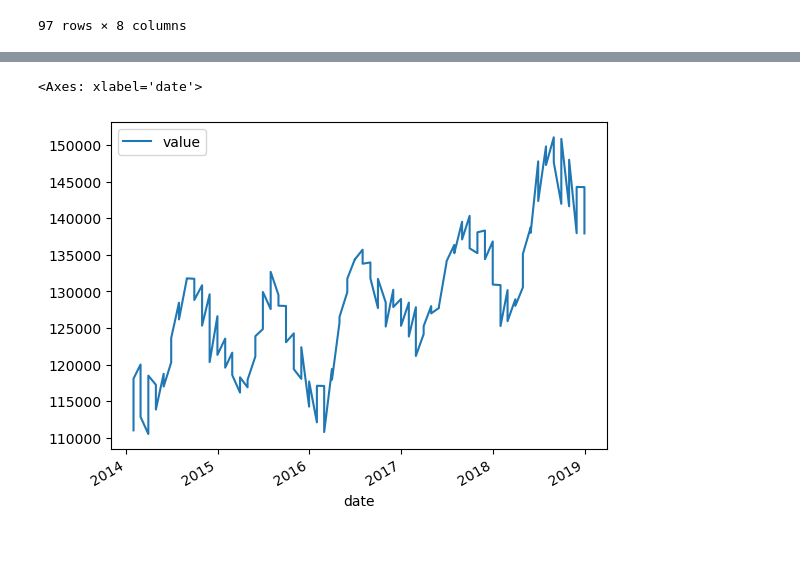
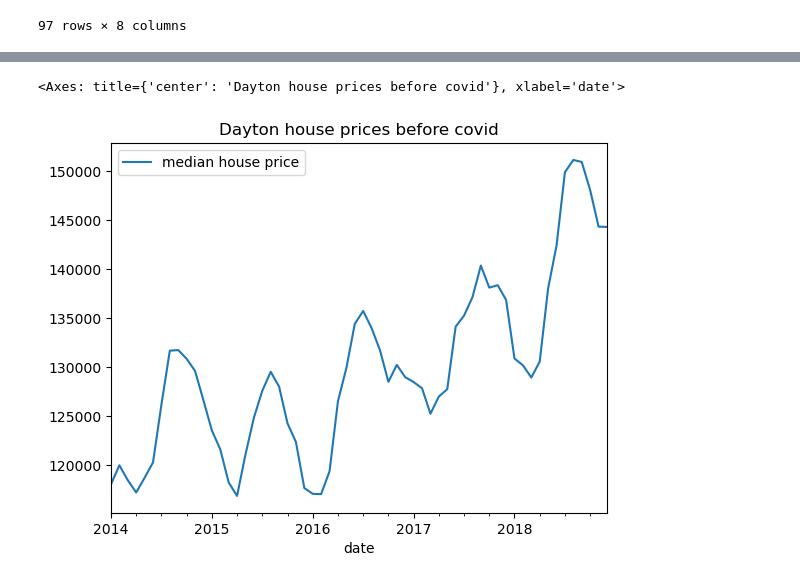
Before and after one commit to wdeen/project-real-estate-analysis, a Jupyter notebook: analysis_jun.ipynb, the cells around one changed output, grey strips where cells are left out. Cells and saved outputs as stored; diff of their text form; code cells hidden in the pictures; blank space fills up the shorter version.

```diff
--- a/analysis_jun.ipynb
+++ b/analysis_jun.ipynb
@@ -685,0 +723,5 @@ dayton_b4covid
+# %%
+dayton_b4covid = dayton_b4covid[dayton_b4covid['region_id']==394521]
+# creating a new column to identify if the date is before or during covid
+dayton_b4covid['covid'] = "before"
+dayton_b4covid.head()
@@ -686,5 +735,5 @@ dayton_b4covid
 # %%
-dayton_b4covid.plot(kind='line', x='date', y='value')
+dayton_b4covid.plot(kind='line', x='date', y='value', title='Dayton house prices before covid', label='median house price')
 # %% [output]
-<Axes: xlabel='date'>
+<Axes: title={'center': 'Dayton house prices before covid'}, xlabel='date'>
-[figure, old version]
+[figure, new version]
```
Also changed, not shown: parts of 29 cells of this notebook, 2 other files.
